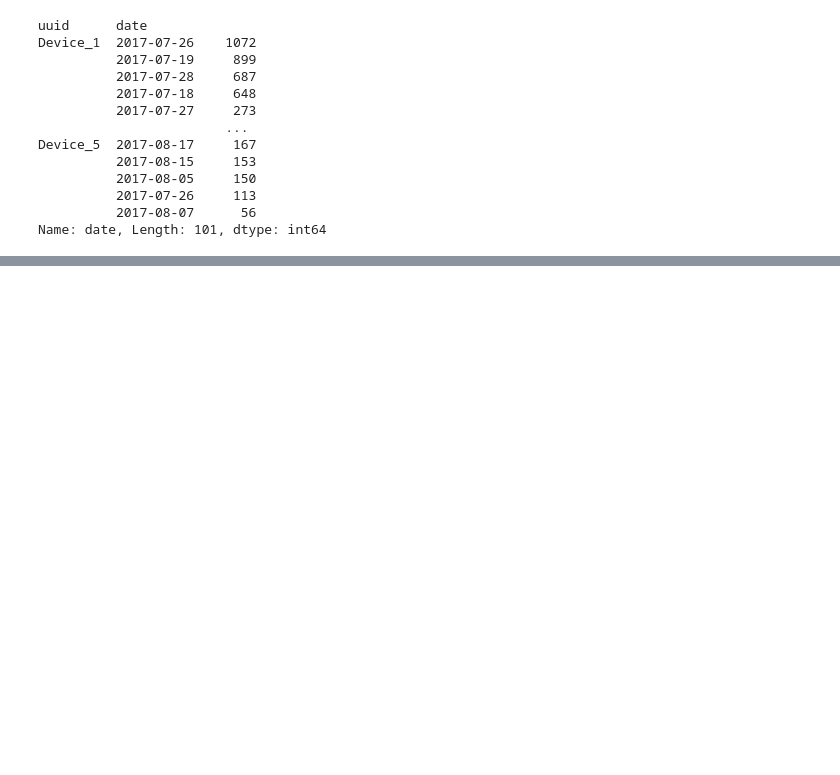
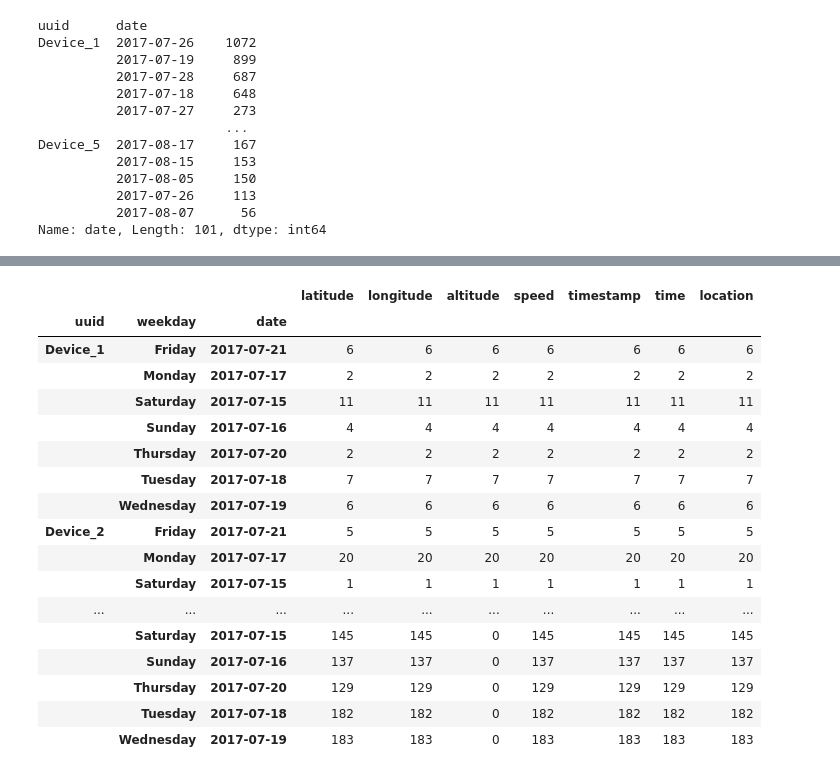
Before and after one commit to souravskr/datascience, a Jupyter notebook: Data/Data_Cleaning/dataCleaning.ipynb, the cells around one changed output, grey strips where cells are left out. Cells and saved outputs as stored; diff of their text form; code cells hidden in the pictures; blank space fills up the shorter version.

```diff
--- a/Data/Data_Cleaning/dataCleaning.ipynb
+++ b/Data/Data_Cleaning/dataCleaning.ipynb
@@ -244,0 +336,21 @@ ddw_df.to_csv('ddw_df.csv')
+# %%
+zeroSpeed
+# %% [output]
+|  |  |  | latitude | longitude | altitude | speed | timestamp | time | location |
+| uuid | weekday | date |  |  |  |  |  |  |  |
+| Device_1 | Friday | 2017-07-21 | 6 | 6 | 6 | 6 | 6 | 6 | 6 |
+|  | Monday | 2017-07-17 | 2 | 2 | 2 | 2 | 2 | 2 | 2 |
+|  | Saturday | 2017-07-15 | 11 | 11 | 11 | 11 | 11 | 11 | 11 |
+|  | Sunday | 2017-07-16 | 4 | 4 | 4 | 4 | 4 | 4 | 4 |
+|  | Thursday | 2017-07-20 | 2 | 2 | 2 | 2 | 2 | 2 | 2 |
+|  | Tuesday | 2017-07-18 | 7 | 7 | 7 | 7 | 7 | 7 | 7 |
+|  | Wednesday | 2017-07-19 | 6 | 6 | 6 | 6 | 6 | 6 | 6 |
+| Device_2 | Friday | 2017-07-21 | 5 | 5 | 5 | 5 | 5 | 5 | 5 |
+|  | Monday | 2017-07-17 | 20 | 20 | 20 | 20 | 20 | 20 | 20 |
+|  | Saturday | 2017-07-15 | 1 | 1 | 1 | 1 | 1 | 1 | 1 |
+| ... | ... | ... | ... | ... | ... | ... | ... | ... | ... |
+|  | Saturday | 2017-07-15 | 145 | 145 | 0 | 145 | 145 | 145 | 145 |
+|  | Sunday | 2017-07-16 | 137 | 137 | 0 | 137 | 137 | 137 | 137 |
+|  | Thursday | 2017-07-20 | 129 | 129 | 0 | 129 | 129 | 129 | 129 |
+|  | Tuesday | 2017-07-18 | 182 | 182 | 0 | 182 | 182 | 182 | 182 |
+|  | Wednesday | 2017-07-19 | 183 | 183 | 0 | 183 | 183 | 183 | 183 |
```
Also changed, not shown: parts of 8 cells of this notebook, 16 other files.
